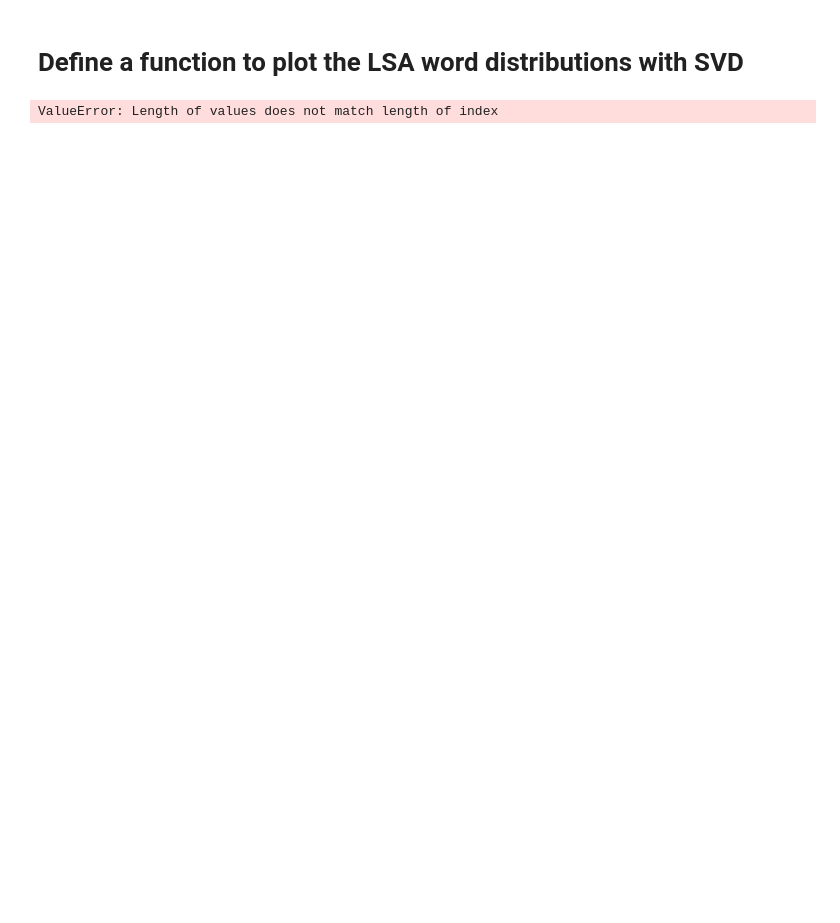
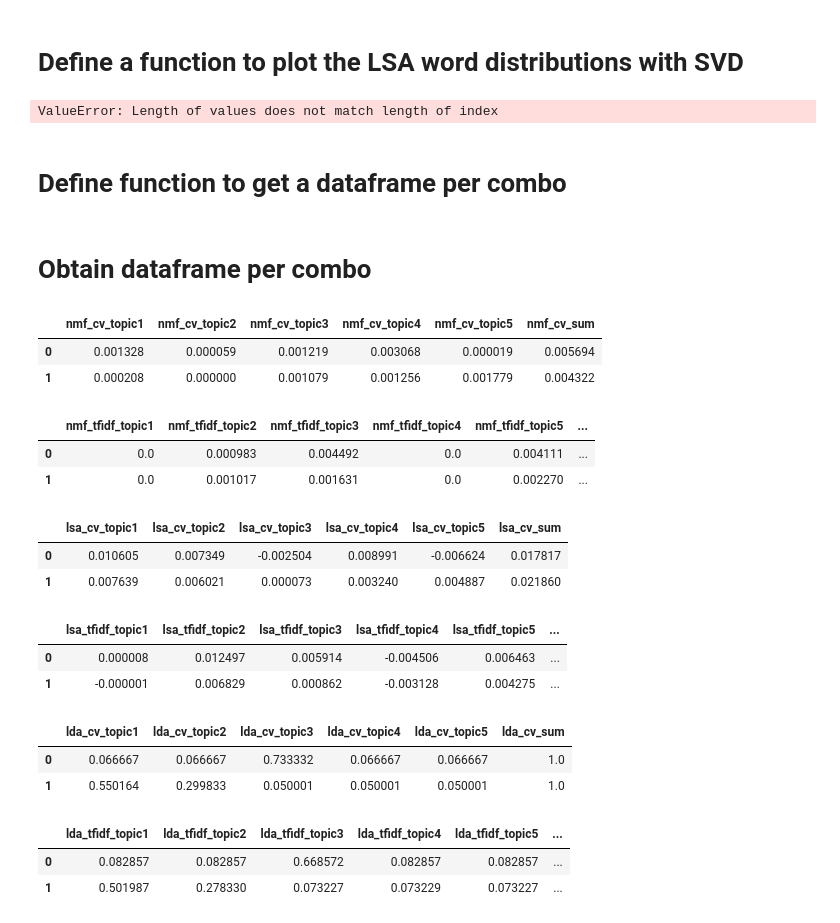
Before and after one commit to victoriang555/at-risk-project, a Jupyter notebook: notebooks_and_data/At-Risk-Id_Step3_Part2_Epoch1.ipynb, the cells around one changed output. Cells and saved outputs as stored; diff of their text form; code cells hidden in the pictures; blank space fills up the shorter version.

```diff
--- a/notebooks_and_data/At-Risk-Id_Step3_Part2_Epoch1.ipynb
+++ b/notebooks_and_data/At-Risk-Id_Step3_Part2_Epoch1.ipynb
@@ -415,3 +415,5 @@ def plot_words_svd(cv_fitted, lsa_cv_data, tfidf_fitted, lsa_tfidf_data, cleaned
 plot_words_svd(cv_fitted, lsa_cv_data, tfidf_fitted, lsa_tfidf_data, all_corpuses_df, 'cleaned_text')
 # %% [output]
 ValueError: Length of values does not match length of index
+# %% [markdown]
+# Define function to get a dataframe per combo
@@ -417,0 +468,40 @@ ValueError: Length of values does not match length of index
+# %% [markdown]
+# Obtain dataframe per combo
+# %%
+nmf_cv_df, nmf_tfidf_df, lsa_cv_df, lsa_tfidf_df, lda_cv_df, lda_tfidf_df = gen_df_per_combo(nmf_cv_data, nmf_tfidf_data, lsa_cv_data, lsa_tfidf_data, lda_cv_data, lda_tfidf_data, 5)
+# %%
+nmf_cv_df.head(2)
+# %% [output]
+|  | nmf_cv_topic1 | nmf_cv_topic2 | nmf_cv_topic3 | nmf_cv_topic4 | nmf_cv_topic5 | nmf_cv_sum |
+| 0 | 0.001328 | 0.000059 | 0.001219 | 0.003068 | 0.000019 | 0.005694 |
+| 1 | 0.000208 | 0.000000 | 0.001079 | 0.001256 | 0.001779 | 0.004322 |
+# %%
+nmf_tfidf_df.head(2)
+# %% [output]
+|  | nmf_tfidf_topic1 | nmf_tfidf_topic2 | nmf_tfidf_topic3 | nmf_tfidf_topic4 | nmf_tfidf_topic5 | ... |
+| 0 | 0.0 | 0.000983 | 0.004492 | 0.0 | 0.004111 | ... |
+| 1 | 0.0 | 0.001017 | 0.001631 | 0.0 | 0.002270 | ... |
+# %%
+lsa_cv_df.head(2)
+# %% [output]
+|  | lsa_cv_topic1 | lsa_cv_topic2 | lsa_cv_topic3 | lsa_cv_topic4 | lsa_cv_topic5 | lsa_cv_sum |
+| 0 | 0.010605 | 0.007349 | -0.002504 | 0.008991 | -0.006624 | 0.017817 |
+| 1 | 0.007639 | 0.006021 | 0.000073 | 0.003240 | 0.004887 | 0.021860 |
+# %%
+lsa_tfidf_df.head(2)
+# %% [output]
+|  | lsa_tfidf_topic1 | lsa_tfidf_topic2 | lsa_tfidf_topic3 | lsa_tfidf_topic4 | lsa_tfidf_topic5 | ... |
+| 0 | 0.000008 | 0.012497 | 0.005914 | -0.004506 | 0.006463 | ... |
+| 1 | -0.000001 | 0.006829 | 0.000862 | -0.003128 | 0.004275 | ... |
+# %%
+lda_cv_df.head(2)
+# %% [output]
+|  | lda_cv_topic1 | lda_cv_topic2 | lda_cv_topic3 | lda_cv_topic4 | lda_cv_topic5 | lda_cv_sum |
+| 0 | 0.066667 | 0.066667 | 0.733332 | 0.066667 | 0.066667 | 1.0 |
+| 1 | 0.550164 | 0.299833 | 0.050001 | 0.050001 | 0.050001 | 1.0 |
+# %%
+lda_tfidf_df.head(2)
+# %% [output]
+|  | lda_tfidf_topic1 | lda_tfidf_topic2 | lda_tfidf_topic3 | lda_tfidf_topic4 | lda_tfidf_topic5 | ... |
+| 0 | 0.082857 | 0.082857 | 0.668572 | 0.082857 | 0.082857 | ... |
+| 1 | 0.501987 | 0.278330 | 0.073227 | 0.073229 | 0.073227 | ... |
```
Also changed, not shown: parts of 15 cells of this notebook, 6 other files.
